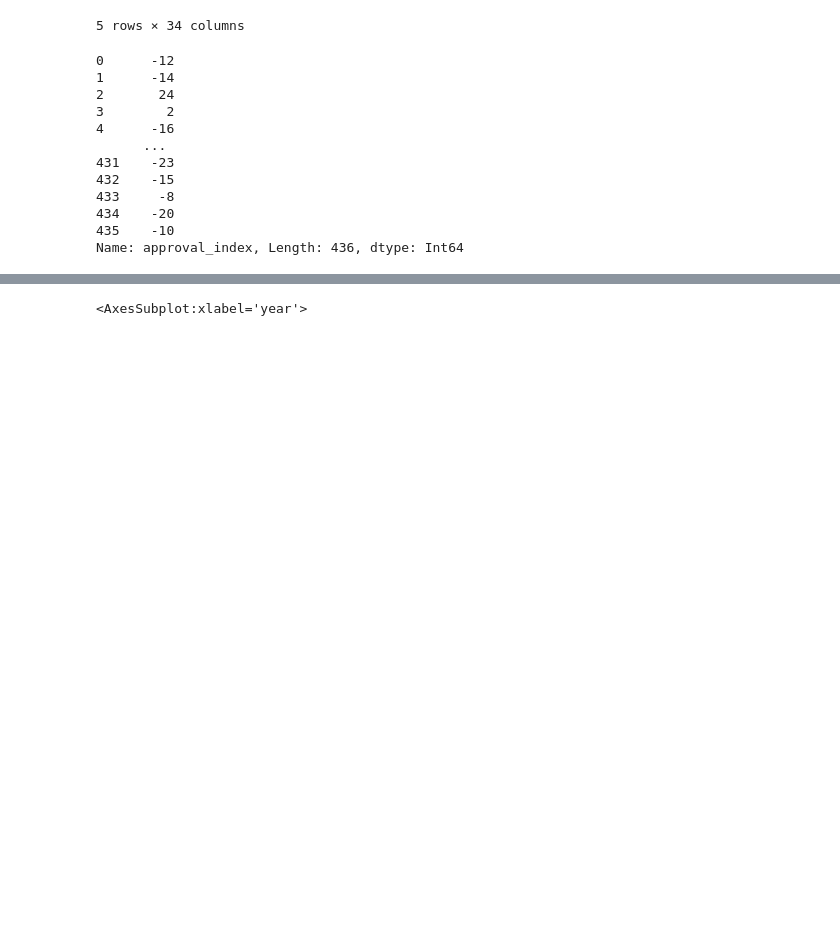
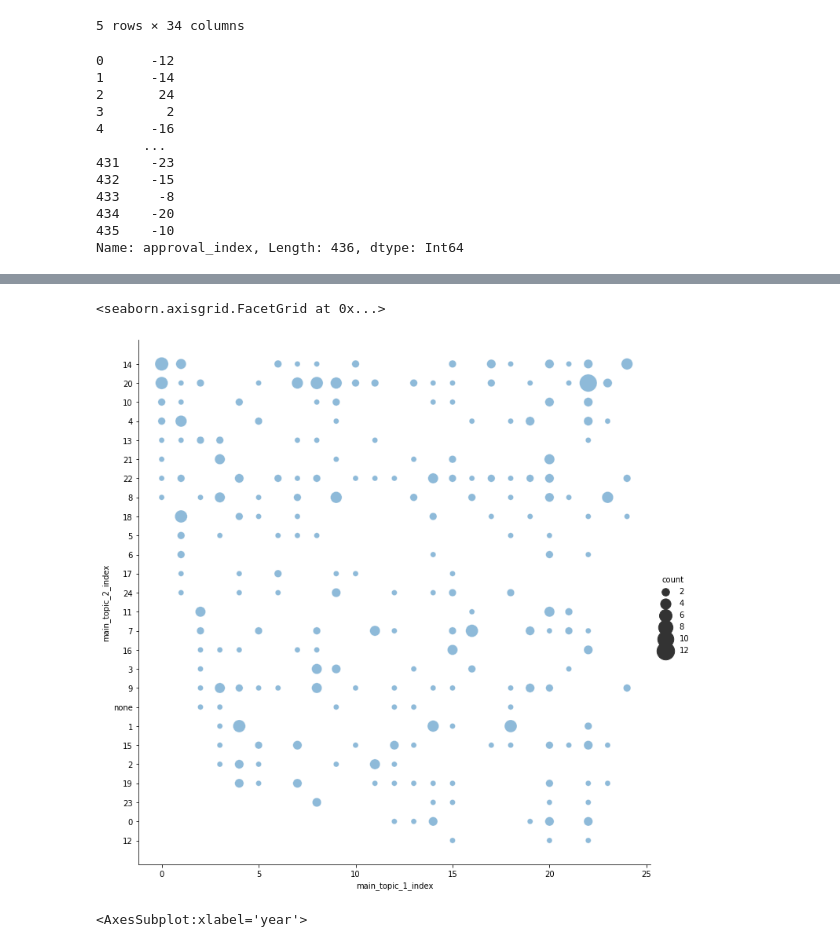
Before and after one commit to jfsalcedo10/mda-kuwait, a Jupyter notebook: components/notebooks/Visualization Topic Classification.ipynb, the cells around one changed output, grey strips where cells are left out. Cells and saved outputs as stored; diff of their text form; code cells hidden in the pictures; blank space fills up the shorter version.

```diff
--- a/components/notebooks/Visualization Topic Classification.ipynb
+++ b/components/notebooks/Visualization Topic Classification.ipynb
@@ -75,3 +75,11 @@ sns.relplot(x="main_topic_1", y="main_topic_2", size="count",sizes=(70, 700), al
+# %%
+most_freq_topic=[22,20,8,1,4,9,15,14,0,3]##.loc[df_nmf['main_topic_1_index']].isin(most_freq_topic)
+cross_topic_nmf=pd.DataFrame(df_nmf.groupby(['main_topic_1_index']).main_topic_2_index.value_counts().reset_index(name='count'))
+order_2 = ['1','2','3','4','5','6','7','8','9','10','11','12','13', '14','15','16','17','18','19','20', '21','22','23','24','25','none']
+sns.relplot(x="main_topic_1_index", y="main_topic_2_index", size="count",sizes=(50, 500), alpha=.5,height=10, data=cross_topic_nmf,row_order=order_2)
+# %% [output]
+<seaborn.axisgrid.FacetGrid at 0x...>
+[figure, added]
 # %%
 n_approval = pd.crosstab(index=merged_lda['main_topic_1'], columns=merged_lda['year'])
 n_approval
```
Also changed, not shown: parts of 5 cells of this notebook, 1 other file.
